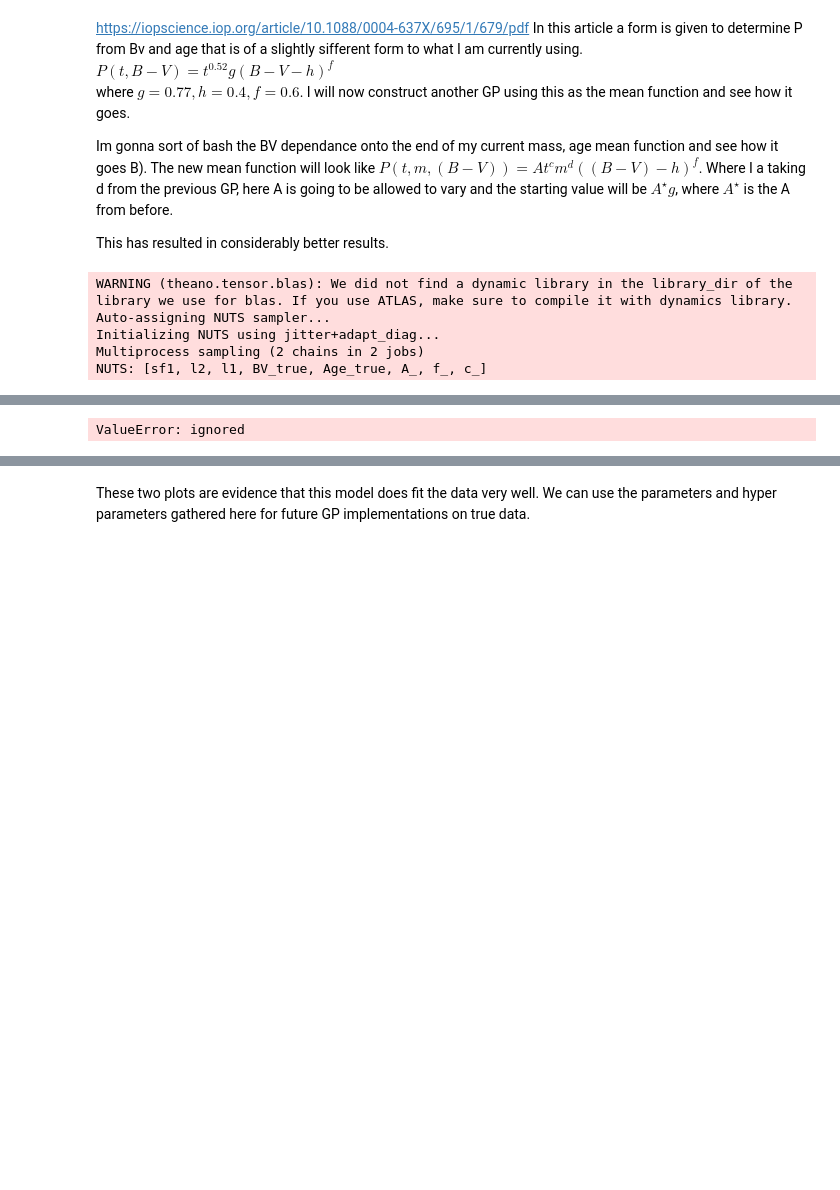
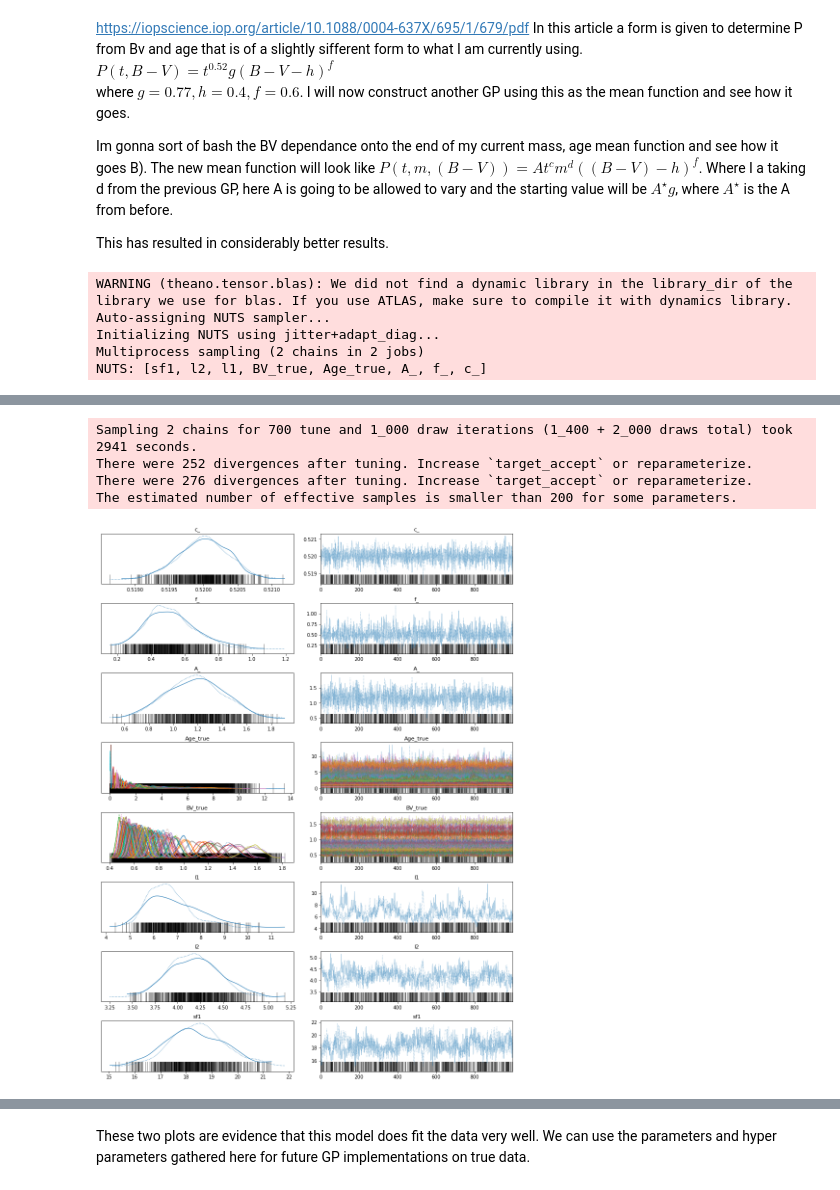
Before and after one commit to ni-phy/year4-project, a Jupyter notebook: Henry/3d_fitting.ipynb, the cells around one changed output, grey strips where cells are left out. Drawn from its saved outputs; the diff is of its cells as text; code cells hidden in the pictures; blank space fills up the shorter version.

Commit message:
Improved parameters

```diff
--- a/Henry/3d_fitting.ipynb
+++ b/Henry/3d_fitting.ipynb
@@ -147,8 +153,9 @@ with pm.Model() as model:
     f_ = pm.Normal('f_', f, f*0.5)
     A_ = pm.Normal('A_', A*g, A*0.3)
 
-   # Age_true = pm.Uniform("Age_true", 0, max(Age_short), shape=Age_short.shape)
-    Age_true = pm.Normal('Age_true', 5, 5, shape=Age_short.shape)
+   # Age_true = pm.Uniform("Age_true", 0, 10, shape=Age_short.shape)
+    Age_true = pm.Normal('Age_true', 4, 4, shape=Age_short.shape)
+
     Age_obs = pm.Normal("Age_obs", Age_true, Age_short*n_age, observed=Age_short)
 
     BV_true = pm.Lognormal("BV_true", 1, 1, shape=BV_short.shape )
@@ -158,7 +165,7 @@ with pm.Model() as model:
     mean = A_* Age_true**c_    * (BV_true - h)**f_
     resid = Prot_short - mean
 
-    l1 = pm.Lognormal('l1', mu=np.log(20), sigma=0.2)  # 1
+    l1 = pm.Lognormal('l1', mu=np.log(15), sigma=0.1)  # 1
     l2 = pm.Lognormal('l2', mu=np.log(5), sigma=0.05)
 
 
@@ -174,12 +181,12 @@ with pm.Model() as model:
     gp = pm.gp.Marginal(cov_func=K)
     x = tt.tensor.stack([Age_true, BV_true])
 
-    obs = gp.marginal_likelihood("obs", X=x.T , y=resid, noise=1)
+    obs = gp.marginal_likelihood("obs", X=x.T , y=resid, noise=n_oth*Prot_short)
 # make noise a normal distribution centered at 0 with bound between -1 and 1
 # %%
 
 with model:
-  trace = pm.sample(2500, tune=1000, cores=2)
+  trace = pm.sample(1000, tune=700, cores=2, target_accept=0.90)
 
 
   pm.traceplot(trace)
@@ -193,4 +201,8 @@ NUTS: [sf1, l2, l1, BV_true, Age_true, A_, f_, c_]
-ValueError: ignored
+Sampling 2 chains for 700 tune and 1_000 draw iterations (1_400 + 2_000 draws total) took 2941 seconds.
+There were 252 divergences after tuning. Increase `target_accept` or reparameterize.
+There were 276 divergences after tuning. Increase `target_accept` or reparameterize.
+The estimated number of effective samples is smaller than 200 for some parameters.
+[figure, added]
 # %%
 print(pm.summary(trace))
 
```
Also changed, not shown: parts of 13 cells of this notebook.
